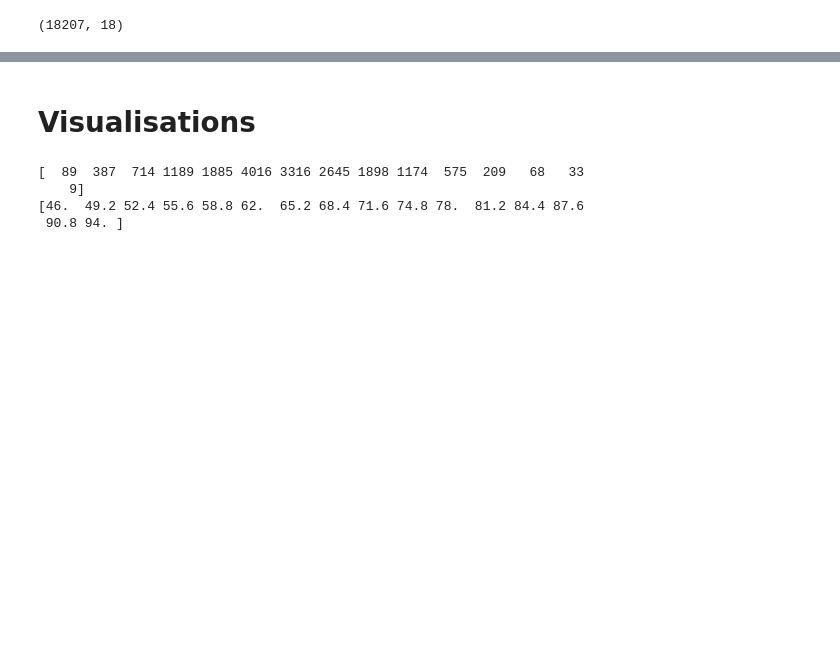
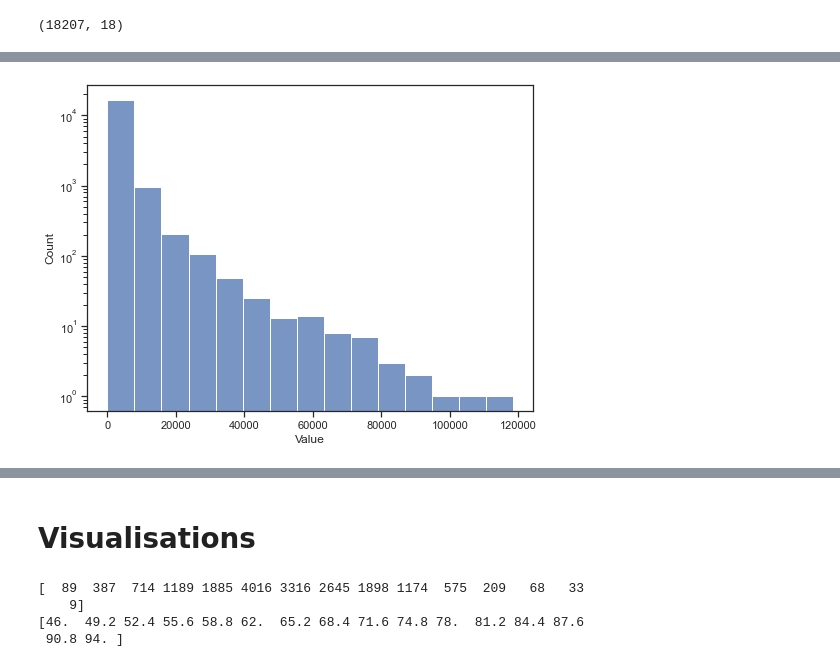
Before and after one commit to g-st180/FIFA19_Visualisation, a Jupyter notebook: FIFA_Notebook-Copy1.ipynb, the cells around one changed output, grey strips where cells are left out. Cells and saved outputs as stored; diff of their text form; code cells hidden in the pictures; blank space fills up the shorter version.

```diff
--- a/FIFA_Notebook-Copy1.ipynb
+++ b/FIFA_Notebook-Copy1.ipynb
@@ -21,0 +69,6 @@ df.shape
+# %%
+plt.figure(figsize=(8, 6))
+sns.histplot(df['Value'],bins=15)
+plt.yscale('log')
+# %% [output]
+[figure, added]
```
Also changed, not shown: parts of 26 cells of this notebook.
